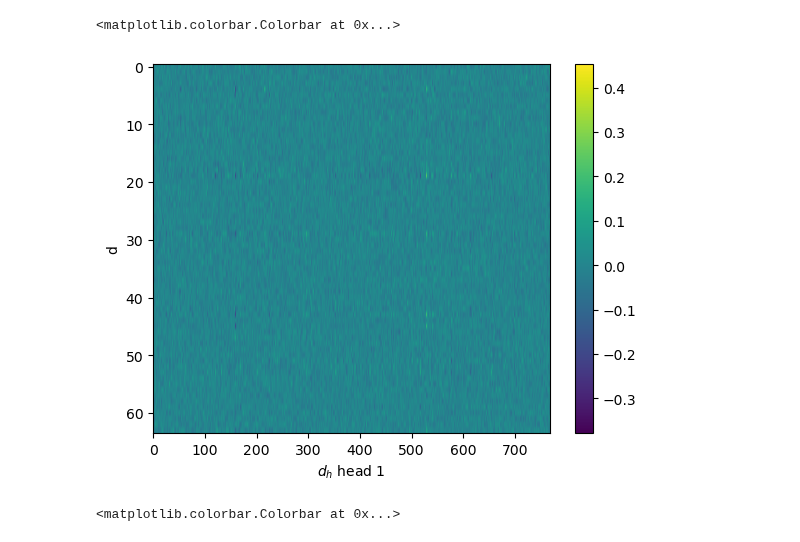
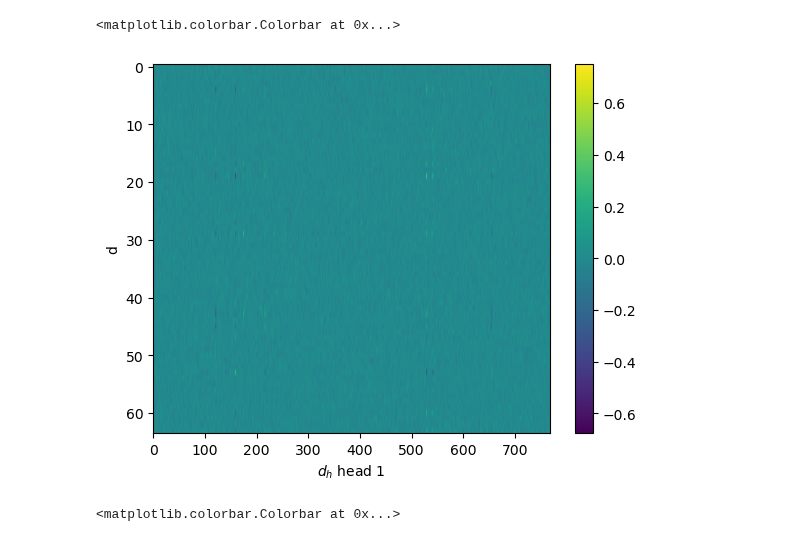
Before and after one commit to matteosaponati/attention-geometry, a Jupyter notebook: examples/BERT_M.ipynb, the cells around one changed output. Cells and saved outputs as stored; diff of their text form; code cells hidden in the pictures.

```diff
--- a/examples/BERT_quadratic_M.ipynb
+++ b/examples/BERT_M.ipynb
@@ -46,18 +46,18 @@ Wq, Wk, Wv, M = get_matrices(model)
 # %%
 """
 Each attention layer has a = 12 heads. Effectively, each projection matrix Wq, Wk, and Wv
 is divided into 12 sub-matrices of dimension d/h x d/
 """
 
 dh = d // h
 
-plt.imshow(Wq[0][:dh,:],aspect='auto')
+plt.imshow(Wk[0][:dh,:],aspect='auto')
 plt.ylabel('d')
 plt.xlabel(r'$d_h$ head 1')
 plt.colorbar()
 # %% [output]
 <matplotlib.colorbar.Colorbar at 0x...>
-[figure, old version]
+[figure, new version]
 # %%
 """
 We define the pseudo-quadratic form M = Wq@Wk^T. Given that attention is divided into heads,
```
Also changed, not shown: parts of 5 cells of this notebook.
